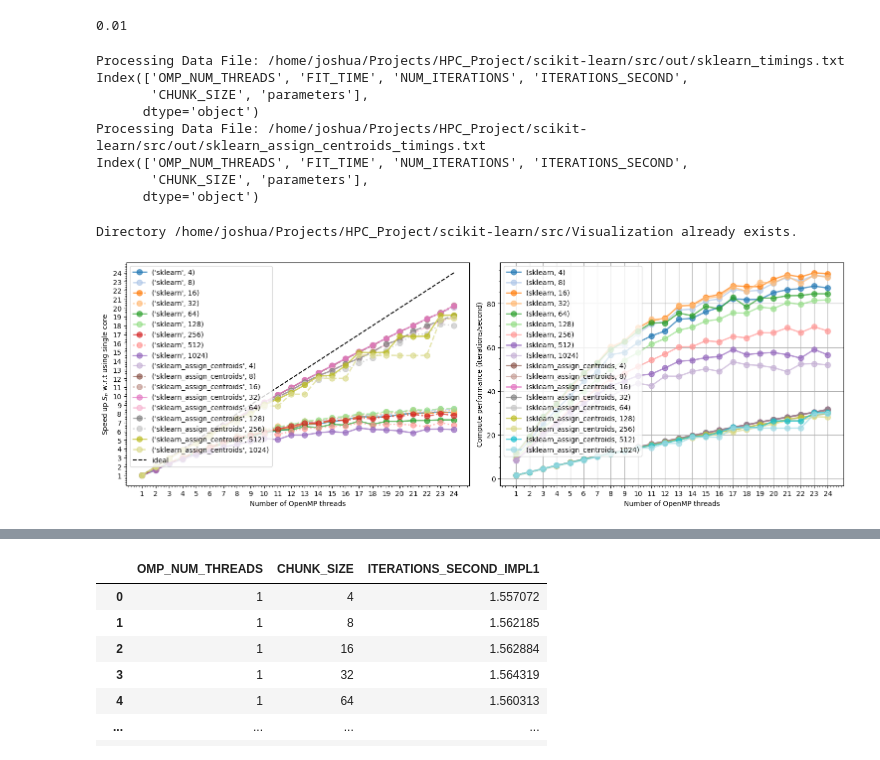
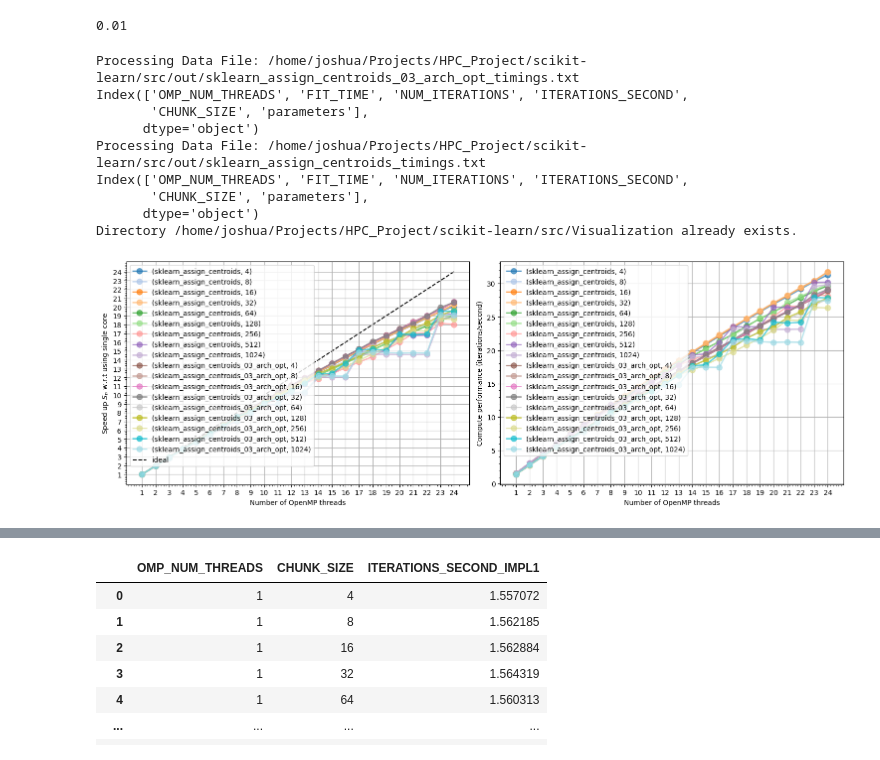
Before and after one commit to HPC24/scikit-learn, a Jupyter notebook: src/test.ipynb, the cells around one changed output, grey strips where cells are left out. Drawn from its saved outputs; the diff is of its cells as text; code cells hidden in the pictures.

```diff
--- a/src/test.ipynb
+++ b/src/test.ipynb
@@ -173,7 +173,9 @@ def combine_results(data_directories: list) -> list[pd.DataFrame]:
         assert directory.is_dir(), f"{directory} does not exist"
         assert any(directory.iterdir()), f"{directory} is empty"
 
-        for file in directory.glob("*timings.txt"):
+        files = [file for file in directory.glob("*timings.txt") if "assign_centroids" in file.name]
+
+        for file in files:
             print(f"Processing Data File: {file}")
             df = pd.read_csv(file, sep = "\t").assign(parameters = lambda df_: [str(file.stem).replace("_timings", "")] * df_.shape[0])
             print(df.columns)
@@ -183,6 +185,7 @@ def combine_results(data_directories: list) -> list[pd.DataFrame]:
 
 
 df = combine_results(["/home/joshua/Projects/HPC_Project/scikit-learn/src/out"])
+#df = df[df["CHUNK_SIZE"].isin([8,16])]
 output_directory = "/home/joshua/Projects/HPC_Project/scikit-learn/src/Visualization"
 
 color_map = plt.get_cmap("tab20")  # "tab20" provides 20 distinct colors
@@ -226,17 +229,16 @@ fig, (ax1, ax2) = plt.subplots(
 )
 
 
-for i, (column, style) in enumerate(zip(piv_table.columns, itertools.cycle(line_styles))):
-    ax1.plot(
-        piv_table.index,
-        piv_table[column],
-        label=column,
-        marker="o",
-        linestyle=style,
-        linewidth=2,
-        markersize=8,
-        color=color_map(i),  # Assign color from the color map
-        alpha=0.7
+piv_table.plot(
+    kind = "line",
+    marker = "o",
+    grid = True,
+    alpha=0.7,
+    linewidth=2,
+    markersize=8,
+    ax = ax1,
+    colormap = cmap
+    #color = [color_mapping[label] for label in piv_table_iterations.columns]
     )
 
 ax1.plot(
@@ -257,7 +259,7 @@ ax1.legend()
 
 # calculate Compute performance (iterations/second)
 df_iterations = df.assign(iterations_second = lambda df_: df_["NUM_ITERATIONS"] / (df_["FIT_TIME"] / 1000))
-
+#df_iterations = df_iterations[df_iterations["CHUNK_SIZE"].isin([8, 16])]
 piv_table_iterations = df_iterations.pivot_table(
     index = "OMP_NUM_THREADS",
     values = "iterations_second",
@@ -277,33 +279,33 @@ piv_table_iterations.plot(
     #color = [color_mapping[label] for label in piv_table_iterations.columns]
 )
 
 ax2.set_xlabel("Number of OpenMP threads")
 ax2.set_ylabel("Compute performance (iterations/second)")
 ax2.minorticks_on()
 ax2.set_xticks(y_values)
 ax2.legend()
 
 if output_directory is not None:
     output_directory = pathlib.Path(output_directory)
     if not output_directory.exists():
     # Create the directory (and any necessary parent directories)
         output_directory.mkdir(parents=True, exist_ok=True)
         print(f"Directory {output_directory} created.")
     else:
         print(f"Directory {output_directory} already exists.")
 
     save_file = output_directory / "KMeans_Performance.png"
     fig.savefig(save_file, bbox_inches="tight")
 else:
     plt.show()
 # %% [output]
-Processing Data File: /home/joshua/Projects/HPC_Project/scikit-learn/src/out/sklearn_timings.txt
+Processing Data File: /home/joshua/Projects/HPC_Project/scikit-learn/src/out/sklearn_assign_centroids_03_arch_opt_timings.txt
 Index(['OMP_NUM_THREADS', 'FIT_TIME', 'NUM_ITERATIONS', 'ITERATIONS_SECOND',
        'CHUNK_SIZE', 'parameters'],
       dtype='object')
 Processing Data File: /home/joshua/Projects/HPC_Project/scikit-learn/src/out/sklearn_assign_centroids_timings.txt
 Index(['OMP_NUM_THREADS', 'FIT_TIME', 'NUM_ITERATIONS', 'ITERATIONS_SECOND',
        'CHUNK_SIZE', 'parameters'],
       dtype='object')
+Directory /home/joshua/Projects/HPC_Project/scikit-learn/src/Visualization already exists.
-Directory /home/joshua/Projects/HPC_Project/scikit-learn/src/Visualization already exists.
-[figure, old version]
+[figure, new version]
```
Also changed, not shown: parts of 3 cells of this notebook, 1 other file.
